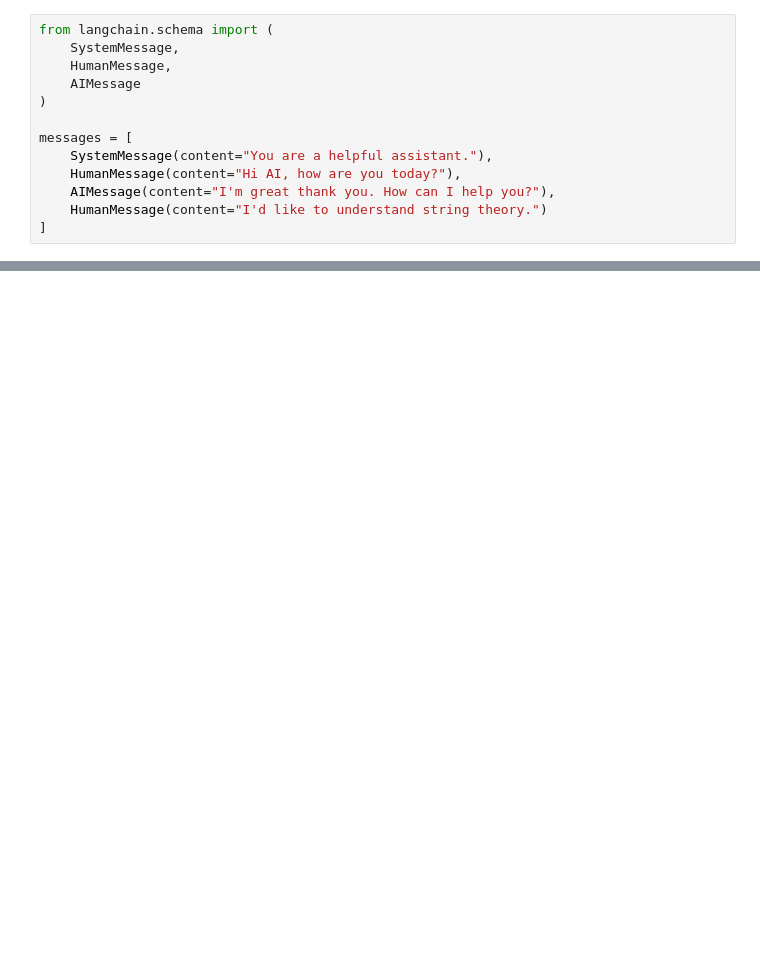
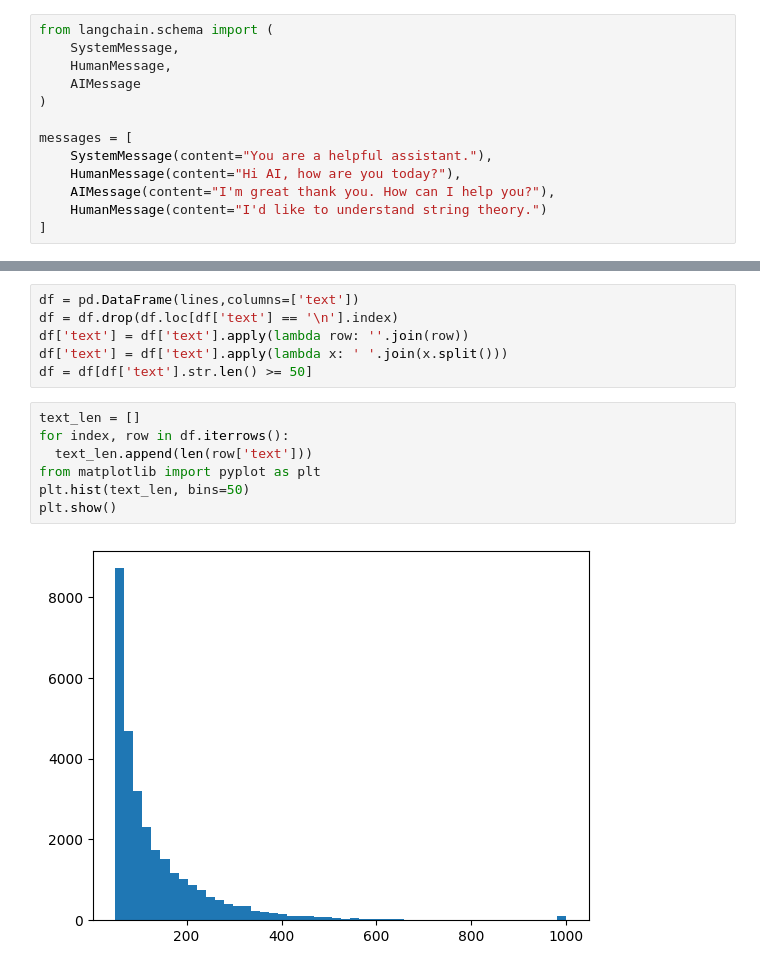
Before and after one commit to dcolinmorgan/grph, a Jupyter notebook: gdocs_rag_chatbot.ipynb, the cells around one changed output, grey strips where cells are left out. Drawn from its saved outputs; the diff is of its cells as text; blank space fills up the shorter version.

```diff
--- a/gdocs_rag_chatbot.ipynb
+++ b/gdocs_rag_chatbot.ipynb
@@ -213,0 +503,15 @@ Based on the provided context, it seems like the query is related to the ease of
+# %%
+df = pd.DataFrame(lines,columns=['text'])
+df = df.drop(df.loc[df['text'] == '\n'].index)
+df['text'] = df['text'].apply(lambda row: ''.join(row))
+df['text'] = df['text'].apply(lambda x: ' '.join(x.split()))
+df = df[df['text'].str.len() >= 50]
+# %%
+text_len = []
+for index, row in df.iterrows():
+  text_len.append(len(row['text']))
+from matplotlib import pyplot as plt
+plt.hist(text_len, bins=50)
+plt.show()
+# %% [output]
+[figure, added]
```
Also changed, not shown: parts of 47 cells of this notebook.
